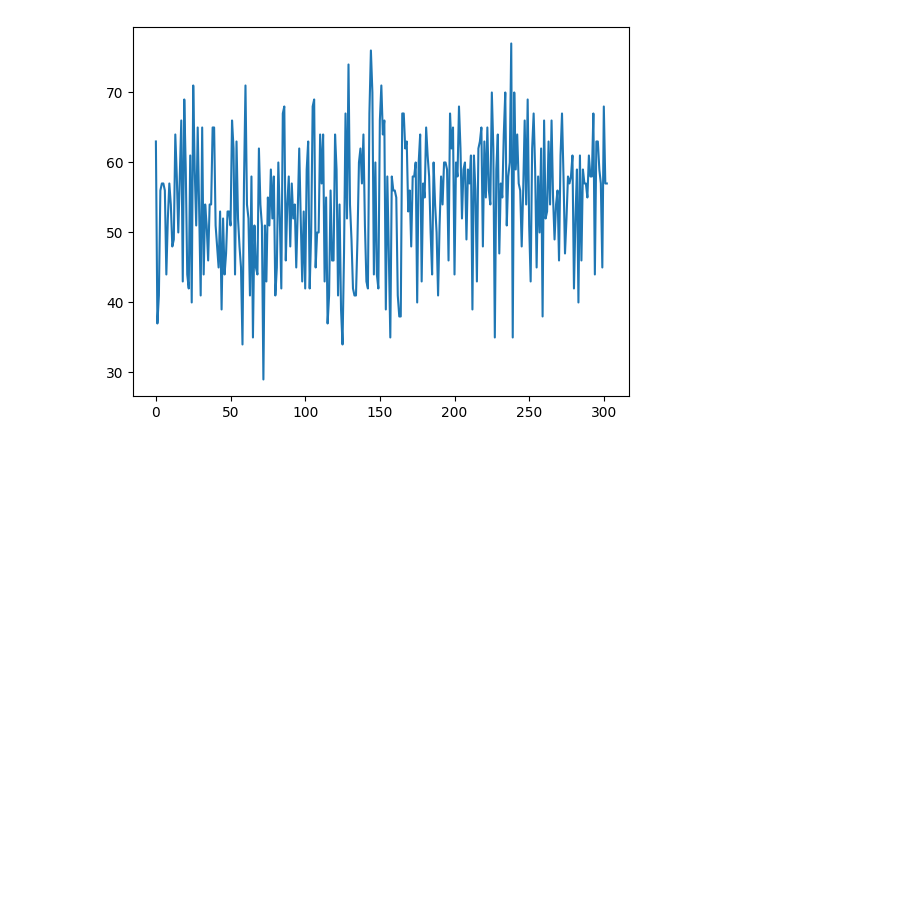
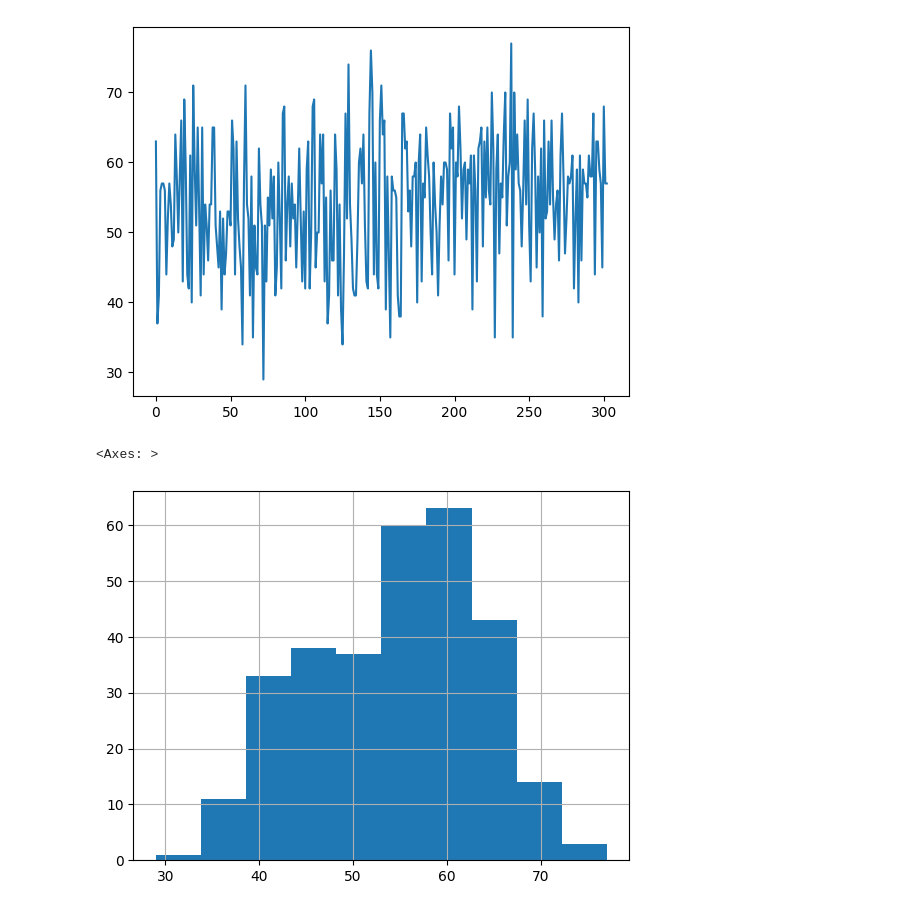
Before and after one commit to Numanur/data-science-ml, a Jupyter notebook: matplotlib_basic.ipynb, the cells around one changed output. Drawn from its saved outputs; the diff is of its cells as text; code cells hidden in the pictures; blank space fills up the shorter version.

```diff
--- a/matplotlib_basic.ipynb
+++ b/matplotlib_basic.ipynb
@@ -15,3 +15,8 @@ df["age"].plot()
 # %% [output]
 <Axes: >
 [figure]
+# %%
+df["age"].hist()
+# %% [output]
+<Axes: >
+[figure, added]
```
Also changed, not shown: parts of 4 cells of this notebook.
